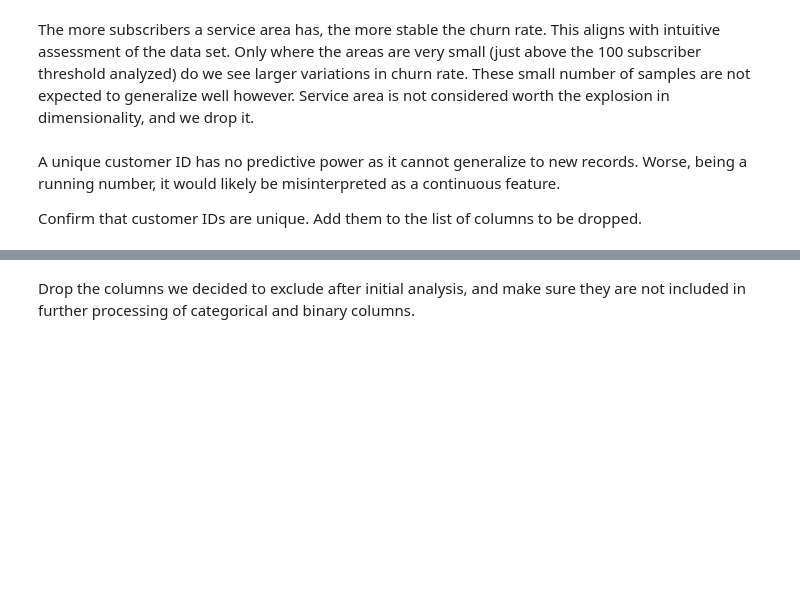
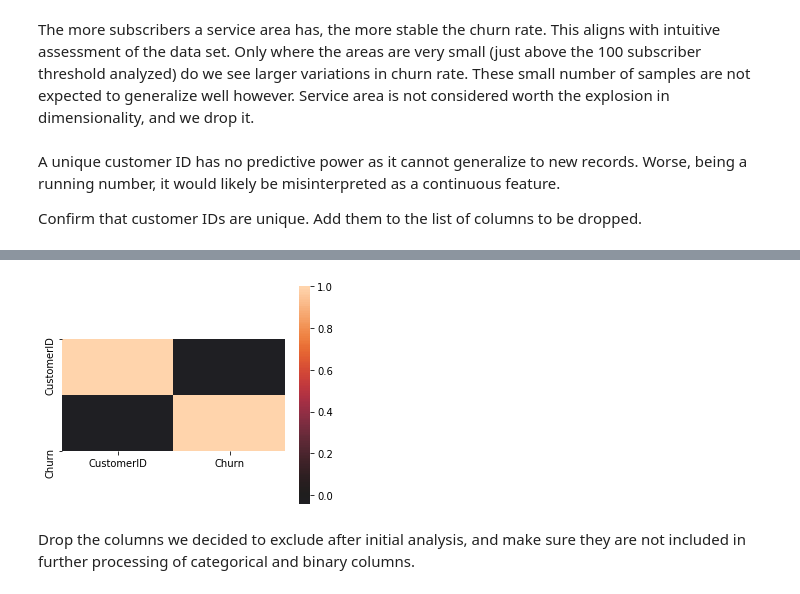
Before and after one commit to manuelseeger/nd-machine-learning, a Jupyter notebook: capstone/capstone.ipynb, the cells around one changed output, grey strips where cells are left out. Saved outputs shown, nothing was run; the diff lists cells and outputs as text; code cells hidden in the pictures; blank space fills up the shorter version.

```diff
--- a/capstone/capstone.ipynb
+++ b/capstone/capstone.ipynb
@@ -188,8 +260,10 @@ df['CustomerID'].unique().shape[0] == df.shape[0]
 # %%
 corrmat = df[['CustomerID', 'Churn']].corr()
 f, ax = plt.subplots(figsize=(5,4))
-sns.heatmap(corrmat, square=True)
+sns.heatmap(corrmat, square=True, center=0)
 plt.show()
+# %% [output]
+[figure, added]
 # %%
 drop_candidates.append('CustomerID')
 # %% [markdown]
```
Also changed, not shown: parts of 46 cells of this notebook, 13 other files.
